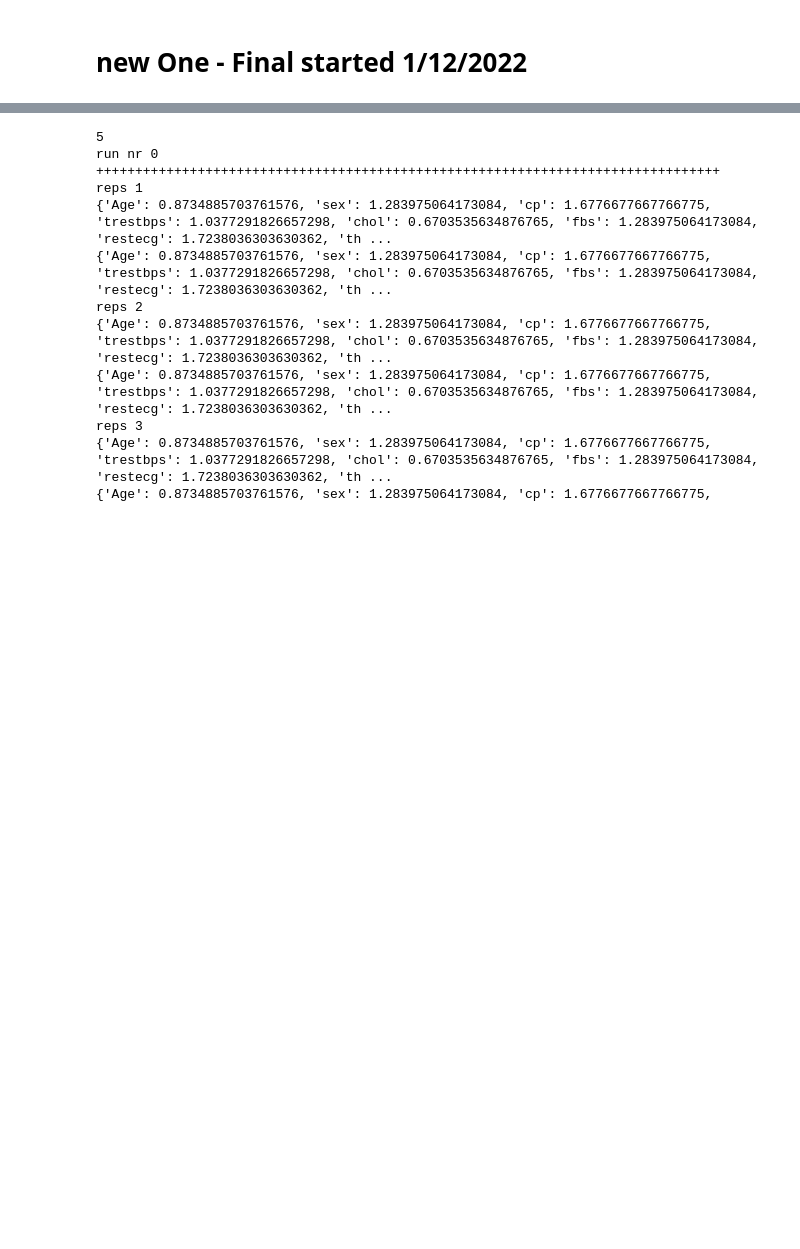
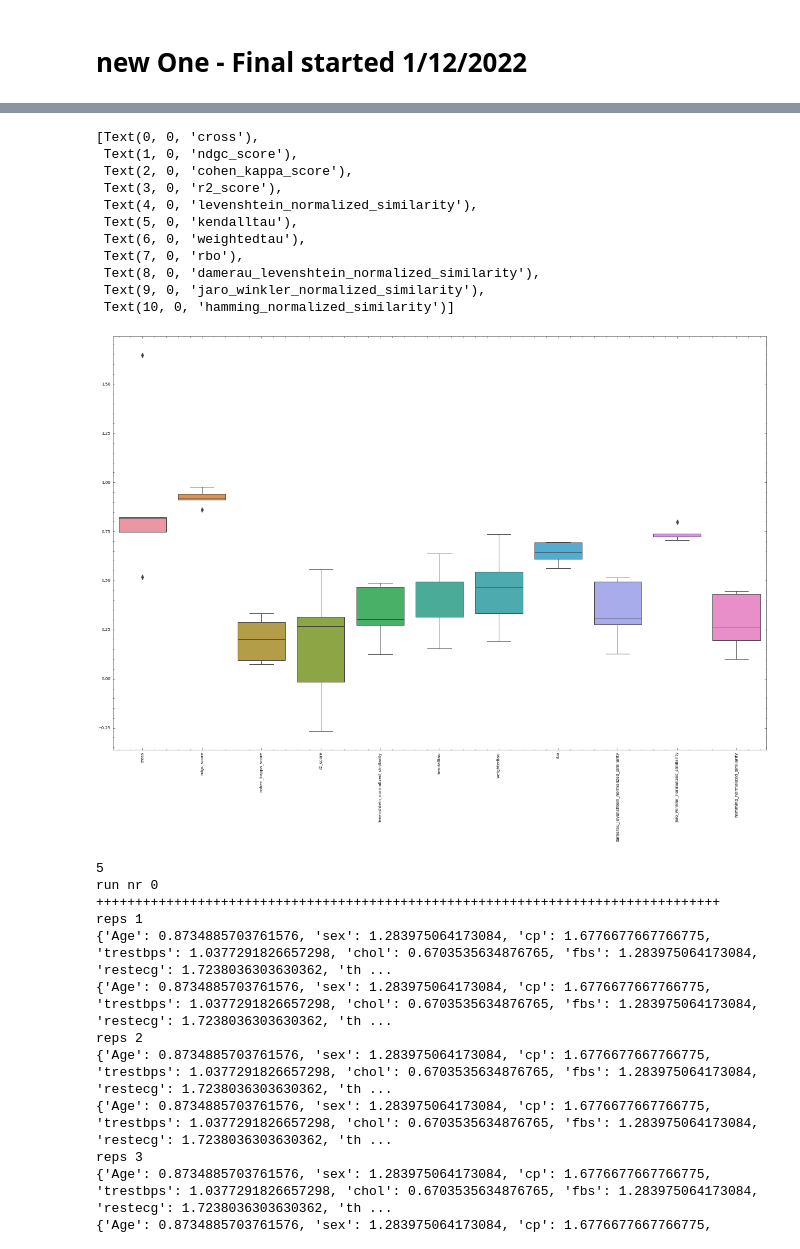
Before and after one commit to joofio/tabular-dataset-similarity, a Jupyter notebook: Final - Viz.ipynb, the cells around one changed output, grey strips where cells are left out. Drawn from its saved outputs; the diff is of its cells as text; code cells hidden in the pictures; blank space fills up the shorter version.

```diff
--- a/Final - Viz.ipynb
+++ b/Final - Viz.ipynb
@@ -172,3 +332,21 @@ NameError: name 'viz_data' is not defined
+# %%
+fig = plt.figure(figsize=(20,13), constrained_layout=False)
+
+g=sns.boxplot(data=last_run.T)
+g.set_xticklabels(g.get_xticklabels(), rotation=90)
+# %% [output]
+[Text(0, 0, 'cross'),
+ Text(1, 0, 'ndgc_score'),
+ Text(2, 0, 'cohen_kappa_score'),
+ Text(3, 0, 'r2_score'),
+ Text(4, 0, 'levenshtein_normalized_similarity'),
+ Text(5, 0, 'kendalltau'),
+ Text(6, 0, 'weightedtau'),
+ Text(7, 0, 'rbo'),
+ Text(8, 0, 'damerau_levenshtein_normalized_similarity'),
+ Text(9, 0, 'jaro_winkler_normalized_similarity'),
+ Text(10, 0, 'hamming_normalized_similarity')]
+[figure, added]
 # %%
 bigger_plot_data=[]
 
```
Also changed, not shown: parts of 21 cells of this notebook, 5 other files.
